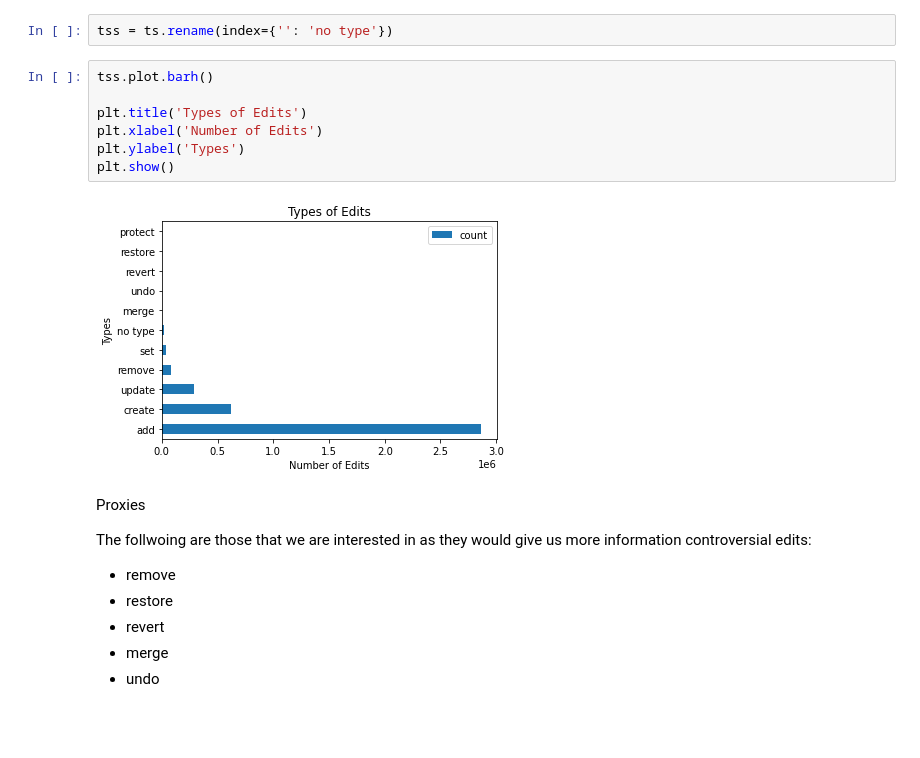
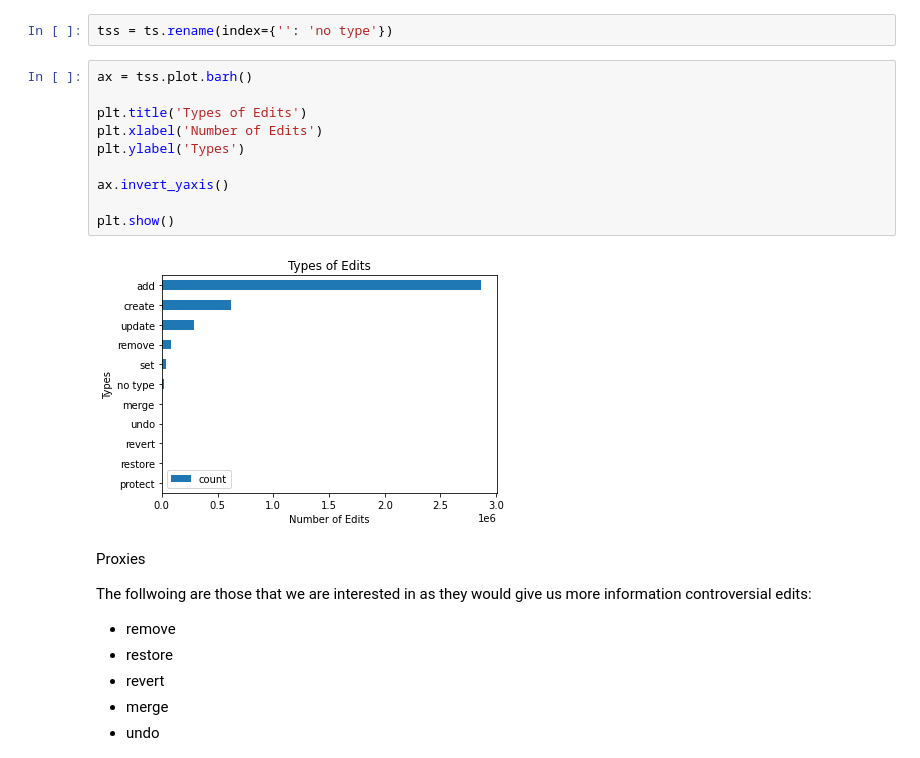
Before and after one commit to yadavtushita/6CCS3PRJ-WikidataProject, a Jupyter notebook: Politics.ipynb, the cells around one changed output. Cells and saved outputs as stored; diff of their text form; blank space fills up the shorter version.

```diff
--- a/Politics.ipynb
+++ b/Politics.ipynb
@@ -231,14 +231,17 @@ protect       24
 # %%
 tss = ts.rename(index={'': 'no type'})
 # %%
-tss.plot.barh()
+ax = tss.plot.barh()
 
 plt.title('Types of Edits')
 plt.xlabel('Number of Edits')
 plt.ylabel('Types')
+
+ax.invert_yaxis()
+
 plt.show()
 # %% [output]
-[figure, old version]
+[figure, new version]
 # %% [markdown]
 Proxies
 
```
Also changed, not shown: parts of 19 cells of this notebook.
